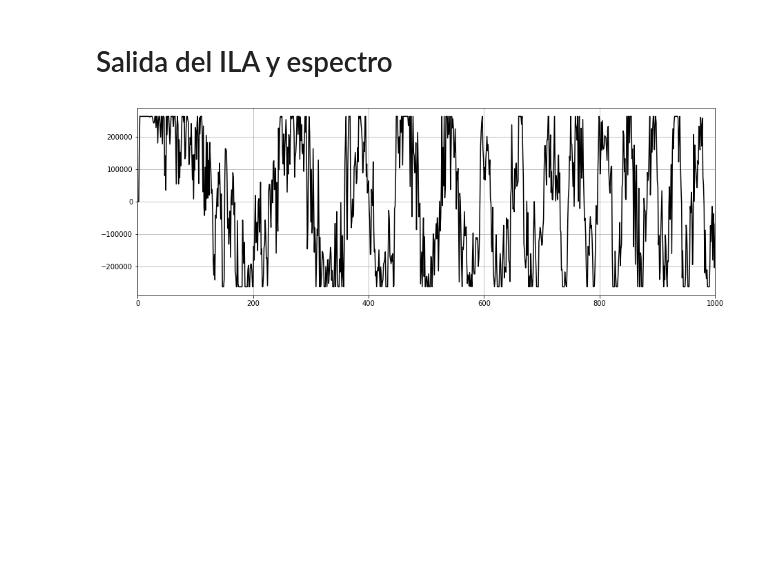
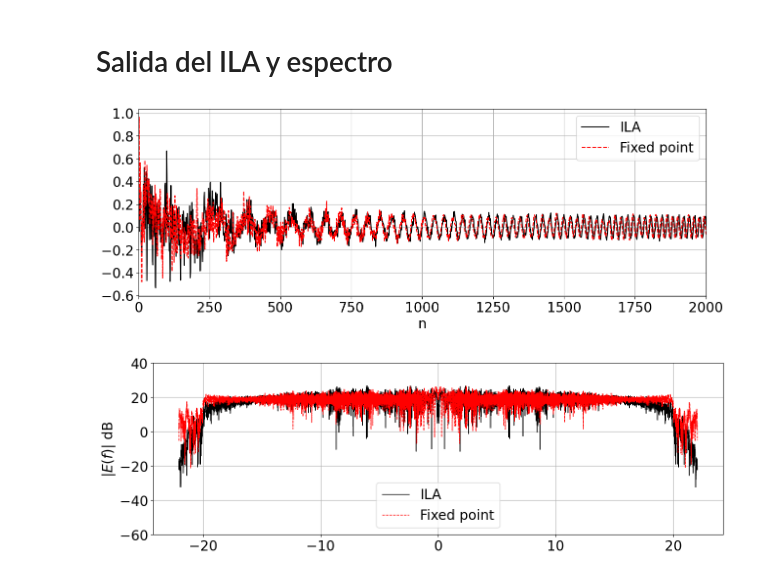
Before and after one commit to kevingiribuela/portfolio, a Jupyter notebook: Verilog/TP_final/filtro_adaptivo.ipynb, the cells around one changed output. Drawn from its saved outputs; the diff is of its cells as text; code cells hidden in the pictures; blank space fills up the shorter version.

```diff
--- a/Verilog/TP_final/filtro_adaptivo.ipynb
+++ b/Verilog/TP_final/filtro_adaptivo.ipynb
@@ -198,7 +193,7 @@ if(GRAFICOS):
     plt.ylabel("$|D(f)|$ dB", fontsize=20)
     plt.xticks(fontsize=20)
     plt.yticks(fontsize=20)
-    plt.ylim([-60, 40])
+    plt.ylim([-20, 40])
     plt.legend(fontsize=20)
     plt.grid(True)
 
@@ -208,10 +203,10 @@ if(GRAFICOS):
     plt.ylabel("$|E(f)|$ dB", fontsize=20)
     plt.xticks(fontsize=20)
     plt.yticks(fontsize=20)
-    plt.ylim([-60, 40])
+    plt.ylim([-20, 40])
     plt.legend(fontsize=20)
     plt.grid(True)
-    # plt.savefig("/home/kevin/Desktop/Informe/filter/spec_float.svg")
+    # plt.savefig(root_path + "filter/spec_float.svg")
     plt.show()
 
     # =============================== SALIDAS ===============================
@@ -232,11 +227,12 @@ if(GRAFICOS):
     plt.xlabel("n", fontsize=20)
     plt.ylabel("$y_{AF}(n)$", fontsize=20)
     plt.xlim([0, 2e3])
+    # plt.ylim([-20, 20])
     plt.xticks(fontsize=20)
     plt.yticks(fontsize=20)
     plt.grid(True)
     plt.show()
-
+    salida_floating_point = e
 
     # =============================== COEFICIENTES ===============================
     plt.figure(figsize=(15,5))
@@ -251,7 +247,7 @@ if(GRAFICOS):
     plt.yticks(fontsize=20)
     plt.legend(fontsize=20)
     plt.grid(True)
-    # plt.savefig("/home/kevin/Desktop/Informe/filter/mu.svg")
+    # plt.savefig(root_path + "filter/mu.svg")
     plt.show()
 
 h_final_floating_point = []
@@ -263,12 +259,12 @@ for i in range(M):
 
 # =============================== CALCULO DE SNR ===============================
 adpated_noise = lfilter(b=h_final_floating_point, a=1.0, x=x)
-input_noise   = lfilter(b=anti_aliasing, a=1.0, x=epsilon)/max(d_filtered)
+input_noise   = epsilon/max(abs(epsilon+s))
 ruido = input_noise-adpated_noise
 SNR = 10*np.log10(sum(abs(e)**2)/sum(abs(ruido)**2))
 print(f"LA SNR ES DE {SNR} dB con mu={u}")
 
-# =============================== REPRODUCCION DE SEÑAL ===============================
+# # =============================== REPRODUCCION DE SEÑAL ===============================
 # print(f"Reproduciendo señal ORIGINAL...")
 # sd.play(d, fs)
 # sd.wait()
@@ -457,7 +524,6 @@ D_fp = fftshift(D_fp)
 
 MSE = sum(abs(E - E_fp)**2)/len(E)
 print(f"MSE con S({NB_DATA},{NBF_DATA}): {MSE}")
-GRAFICOS = 1
 if(GRAFICOS):
     # =============================== SALIDAS ===============================
     plt.figure(figsize=(15,3))
@@ -467,6 +533,7 @@ if(GRAFICOS):
     plt.yticks(fontsize=20)
     plt.title("Salida del sistema", fontsize=20)
     plt.grid(True)
+    salida_fixed_point = e
 
     # =============================== FFT PLOT ===============================
     plt.figure(figsize=(15,10))
@@ -489,7 +556,7 @@ if(GRAFICOS):
     plt.ylim([-60, 40])
     plt.legend(fontsize=20)
     plt.grid(True)
-    # plt.savefig("/home/kevin/Desktop/Informe/filter/spec_fix.svg")
+    # plt.savefig(root_path + "filter/spec_fix.svg")
     plt.show()
 
     # =============================== COEFICIENTES ===============================
@@ -754,36 +751,37 @@ plt.show()
 # %%
 salida = pd.read_csv('src/report/iladata.csv')
 index = salida['n']
-out = salida['ila']
+out = salida['ila']/2**NBF_DATA
 fig = plt.figure(figsize = (15,5))
-plt.plot(index,out, 'k')
-plt.xlim([0, 1000])
+plt.plot(index[:-4],out[4:], 'k', label="ILA")
+plt.plot(index[:-1],salida_fixed_point[:len(index)], '--r', label="Fixed point")
+plt.xlim([0, 2000])
+plt.xticks(fontsize = 20)
+plt.xlabel("n", fontsize=20)
+plt.yticks(fontsize=20)
+# plt.title("", fontweight="bold", fontsize=20)
 plt.grid(True)
+plt.legend(fontsize=20)
+# plt.savefig("/media/kevin/DATA/Cursos/DDA/Practica/TP_final/Informe/filter/ila_vs_fix.svg")
 
-ILA = fftshift(fft(out))
+
+
+ILA = fftshift(fft(np.array(out)))
 
 # =============================== FFT PLOT ===============================
 plt.figure(figsize=(15,10))
 plt.subplot(211)
-plt.plot(f/1e3, 10*np.log10(abs(E)**2), '-.k', linewidth=1, label="Floating point")
+plt.plot(f[:len(ILA)]/1e3, 10*np.log10(abs(ILA)**2), 'k', linewidth=1, label="ILA")
+plt.plot(f/1e3, 10*np.log10(abs(E)**2), '--r', linewidth=1, label="Fixed point")
 # plt.title("Espectro", fontsize=20, fontweight="bold")
 plt.ylabel("$|E(f)|$ dB", fontsize=20)
 plt.xticks(fontsize=20)
 plt.yticks(fontsize=20)
 plt.ylim([-60, 40])
 plt.legend(fontsize=20)
 plt.grid(True)
-
-plt.subplot(212)
-plt.plot(f/1e3, 10*np.log10(abs(ILA)**2), '-.k', linewidth=1, label="Fixed point")
-plt.xlabel("f[kHz]", fontsize=20)
-plt.ylabel("$|E(f)|$ dB", fontsize=20)
-plt.xticks(fontsize=20)
-plt.yticks(fontsize=20)
-plt.ylim([-60, 40])
-plt.legend(fontsize=20)
-plt.grid(True)
-# plt.savefig("/home/kevin/Desktop/Informe/filter/spec_fix.svg")
 plt.show()
+# plt.savefig("/media/kevin/DATA/Cursos/DDA/Practica/TP_final/Informe/filter/ila_vs_fix_spec.svg")
 # %% [output]
-[figure, old version]
+[figure, new version]
+[figure, added]
```
Also changed, not shown: parts of 15 cells of this notebook, 31 other files.
